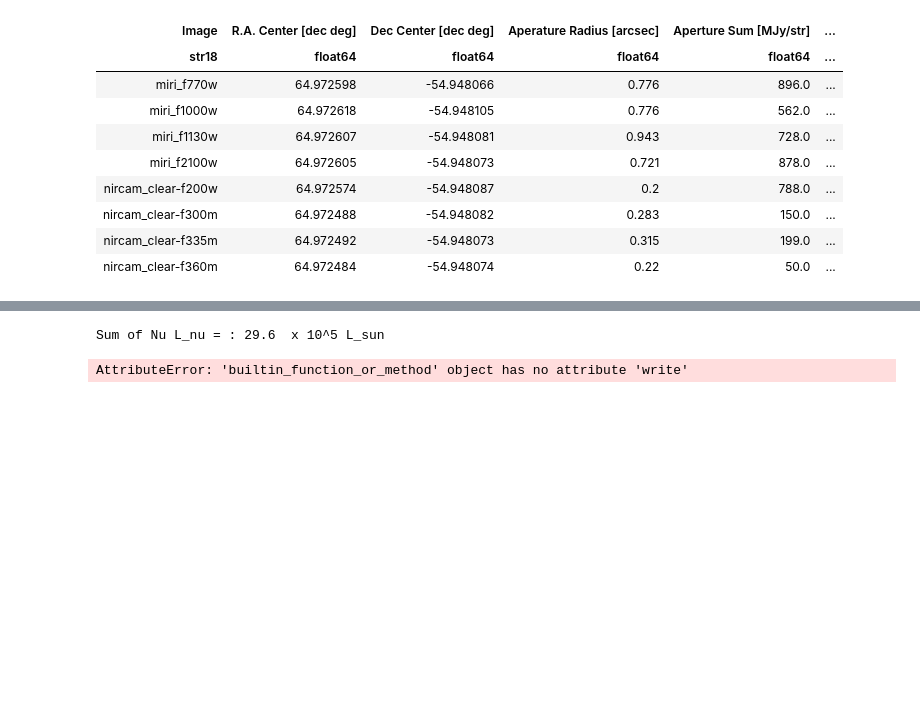
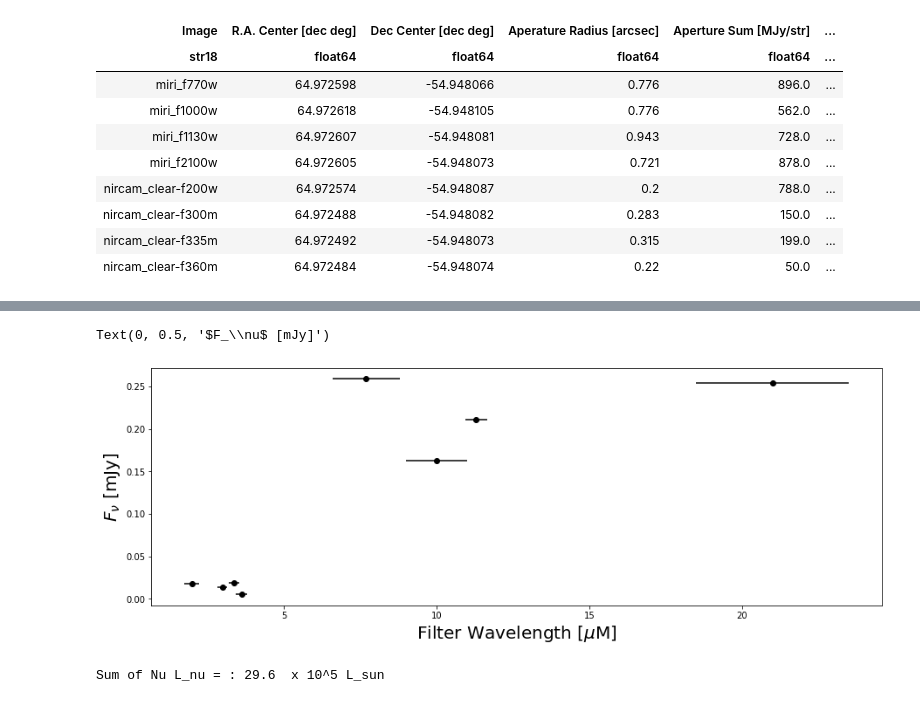
Before and after one commit to NessMayker/SNeJWST, a Jupyter notebook: Code/0.JWST_NGC1566_SN2021aefx.ipynb, the cells around one changed output, grey strips where cells are left out. Saved outputs shown, nothing was run; the diff lists cells and outputs as text; code cells hidden in the pictures; blank space fills up the shorter version.

```diff
--- a/Code/0.JWST_NGC1566_SN2021aefx.ipynb
+++ b/Code/0.JWST_NGC1566_SN2021aefx.ipynb
@@ -591,10 +625,20 @@ Table length=8
+# %%
+# SED plot
+
+err_lambda = [x/2. for x in delta_lambda]
+plt.figure(figsize = (15,5))
+plt.scatter(lambda_0,flux, color='black')
+plt.errorbar(lambda_0,flux, xerr = err_lambda, fmt='', ls="", color="black")
+plt.xlabel("Filter Wavelength [$\mu$M]", fontsize = 20)
+plt.ylabel(r"$F_\nu$ [mJy]", fontsize=20)
+# %% [output]
+Text(0, 0.5, '$F_\\nu$ [mJy]')
+[figure, added]
 # %%
 sumLum = np.sum(NuLnu)
 print("Sum of Nu L_nu = :",np.round(sumLum,3)," x 10^5 L_sun")
 # %% [output]
 Sum of Nu L_nu = : 29.6  x 10^5 L_sun
 # %%
-ascii.write(Table, "../Data/1.SN2021aefx.tex", format="latex", overwrite=True)
+ascii.write(fluxTable, "../Data/1.SN2021aefx.tex", format="latex", overwrite=True)
-# %% [output]
-AttributeError: 'builtin_function_or_method' object has no attribute 'write'
 # %%
```
Also changed, not shown: parts of 8 cells of this notebook, 12 other files.
